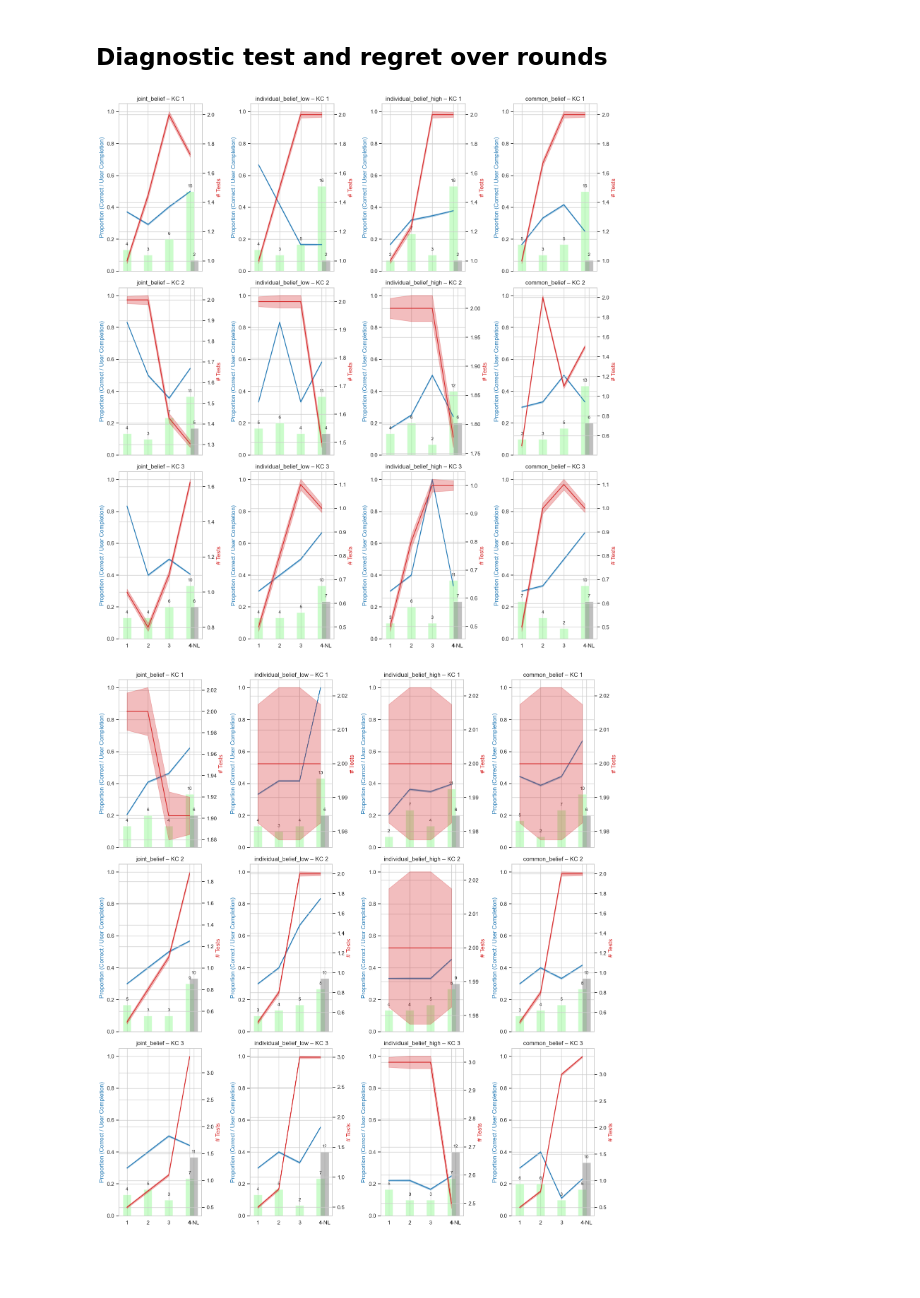
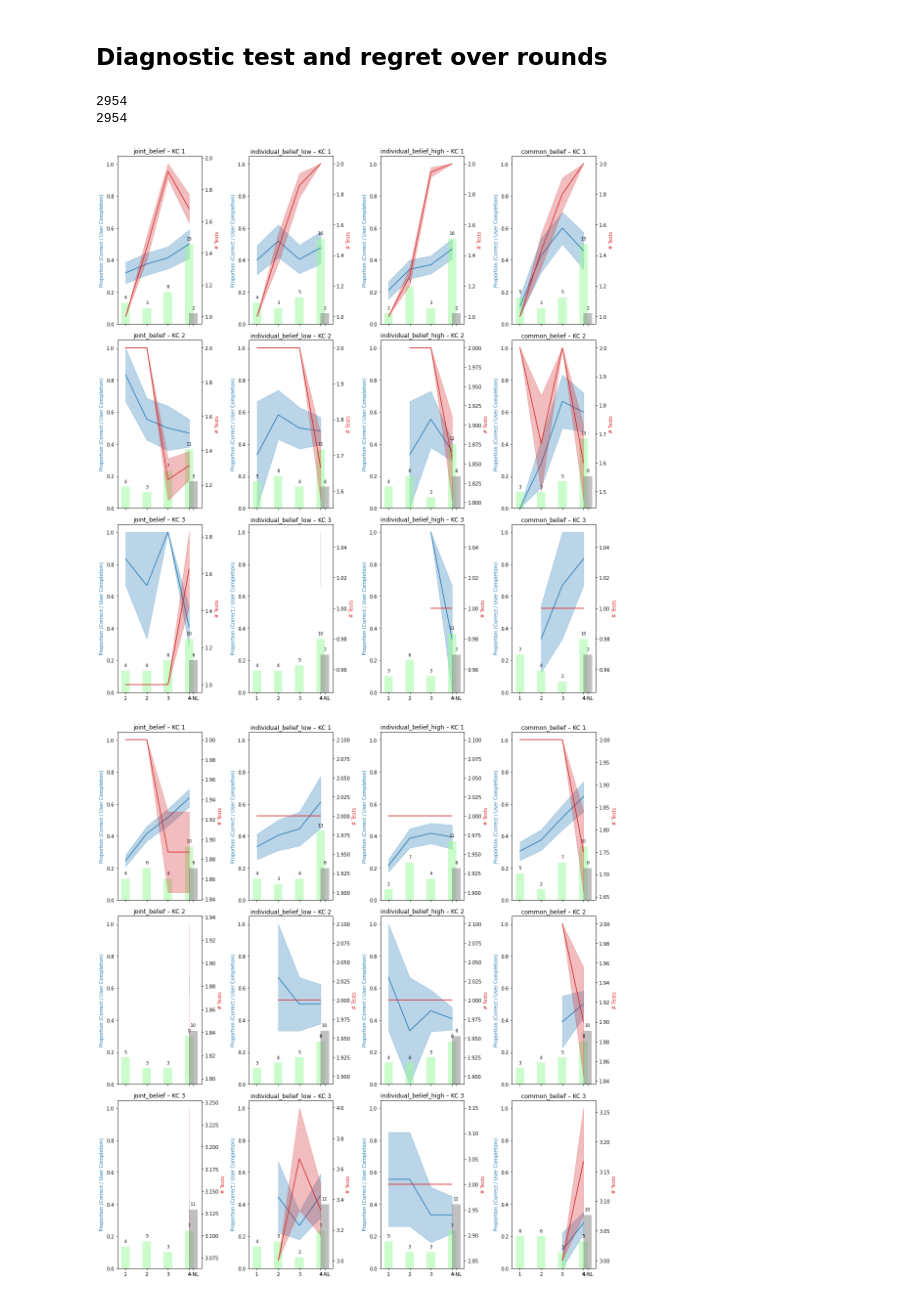
Before and after one commit to HARPLab/flask_closed_loop_teaching, a Jupyter notebook: simple_game_test/plot_results.ipynb, the cells around one changed output. Saved outputs shown, nothing was run; the diff lists cells and outputs as text; code cells hidden in the pictures; blank space fills up the shorter version.

```diff
--- a/simple_game_test/plot_results.ipynb
+++ b/simple_game_test/plot_results.ipynb
@@ -875,8 +875,24 @@ import pandas as pd
 import numpy as np
 import matplotlib.pyplot as plt
 
+df_domain = pd.read_excel("../results/metrics_data_domain_full_data_07_02.xlsx")
+df_domain = df_domain.rename(columns={'domain_name': 'domain'})
+
+unique_user_domains = df_domain[['user_id', 'domain']].drop_duplicates()
+
+
+
 # Load data
-df_round_top4 = pd.read_excel("../results/expanded_metrics_data.xlsx", sheet_name="round_df")
+df_round_top4 = pd.read_excel("../results/metrics_data_round_full_data_07_02.xlsx")
+
+print(len(df_round_top4))
+
+# Merge to check which rows from df2 match the known user-domain combinations
+df_round_top4['known_pair'] = df_round_top4[['user_id', 'domain']].apply(tuple, axis=1).isin(
+    unique_user_domains.apply(tuple, axis=1)
+)
+
+print(len(df_round_top4))
 
 df_round_top4['kc_id_plot'] = df_round_top4['kc_id'].rank(method='dense').astype(int)
 df_round_top4['renumbered_round'] = df_round_top4.groupby(['domain', 'kc_id'])['round_num'].rank(method='dense').astype(int)
@@ -913,7 +929,7 @@ def fill_synthetic(row):
     row['se_tests'] = 0.025 - 0.005 * abs(2.5 - rnd)
     return row
 
-grouped_all = grouped_all.apply(fill_synthetic, axis=1)
+# grouped_all = grouped_all.apply(fill_synthetic, axis=1)
 
 np.random.seed(42)
 def generate_valid_bar_counts():
@@ -994,32 +1010,34 @@ def plot_fully_conditioned_patterned(domain, conditions):
                             line_data['mean_perf'] - line_data['se_perf'],
                             line_data['mean_perf'] + line_data['se_perf'],
                             color='tab:blue', alpha=0.3)
 
             for x, y, label, color in zip(bar_data['renumbered_round'], bar_data['adjusted_proportion'], bar_data['rounded'], bar_data['color']):
                 ax.bar(x, y, color=color, alpha=0.5, width=0.4)
                 ax.text(x, y + 0.02, str(label), ha='center', va='bottom', fontsize=9)
 
             ax2 = ax.twinx()
             ax2.plot(line_data['renumbered_round'], line_data['mean_tests'], color='tab:red')
             ax2.fill_between(line_data['renumbered_round'],
                              line_data['mean_tests'] - line_data['se_tests'],
                              line_data['mean_tests'] + line_data['se_tests'],
                              color='tab:red', alpha=0.3)
 
             ax.set_ylabel('Proportion (Correct / User Completion)', color='tab:blue')
             ax2.set_ylabel('# Tests', color='tab:red')
             ax.set_ylim(0, 1.05)
             ax.set_xticks([1, 2, 3, 4, 4.2])
             ax.set_xticklabels(['1', '2', '3', '4', '4-NL'])
 
             ax.set_title(f'{condition} – KC {kc}')
 
     plt.tight_layout()
     plt.show()
 
 # Example use
 plot_fully_conditioned_patterned('at', df_round_top4['experimental_condition'].unique())
 plot_fully_conditioned_patterned('sb', df_round_top4['experimental_condition'].unique())
 # %% [output]
+2954
+2954
-[figure, old version]
+[figure, new version]
-[figure, old version]
+[figure, new version]
```
Also changed, not shown: 3 other files.
